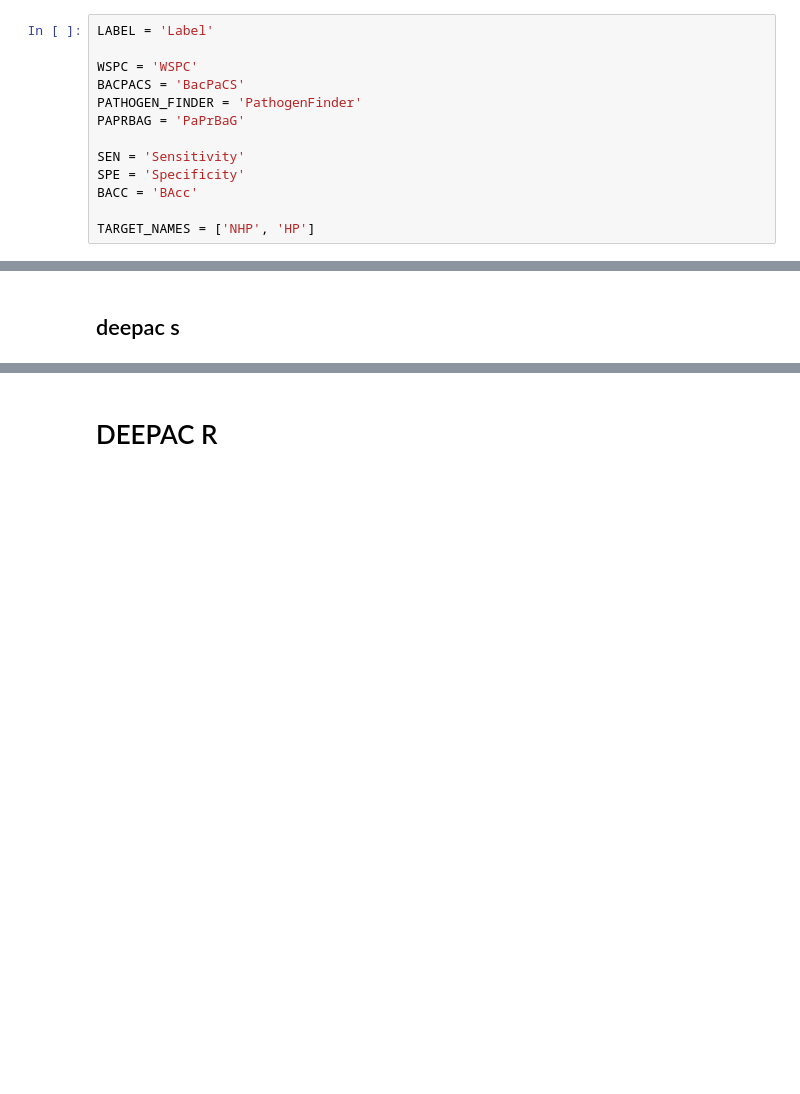
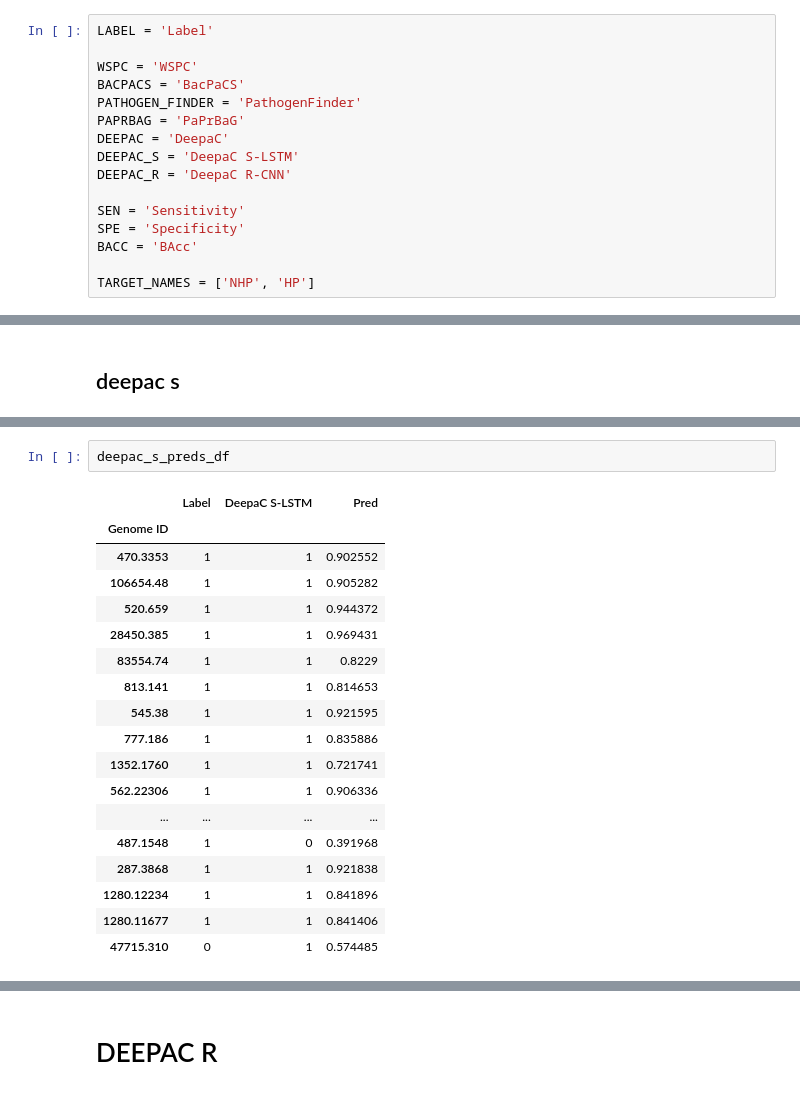
Before and after one commit to shakedna1/wspc_rep, a Jupyter notebook: comp_analysis/Bacpacs/Bacpacs_comparative_analysis.ipynb, the cells around one changed output, grey strips where cells are left out. Saved outputs shown, nothing was run; the diff lists cells and outputs as text; blank space fills up the shorter version.

```diff
--- a/comp_analysis/Bacpacs/Bacpacs_comparative_analysis.ipynb
+++ b/comp_analysis/Bacpacs/Bacpacs_comparative_analysis.ipynb
@@ -21,6 +24,9 @@ WSPC = 'WSPC'
 BACPACS = 'BacPaCS'
 PATHOGEN_FINDER = 'PathogenFinder'
 PAPRBAG = 'PaPrBaG'
+DEEPAC = 'DeepaC'
+DEEPAC_S = 'DeepaC S-LSTM'
+DEEPAC_R = 'DeepaC R-CNN'
 
 SEN = 'Sensitivity'
 SPE = 'Specificity'
@@ -181,0 +221,21 @@ weighted avg       0.87      0.87      0.85        94
+# %%
+deepac_s_preds_df
+# %% [output]
+|  | Label | DeepaC S-LSTM | Pred |
+| Genome ID |  |  |  |
+| 470.3353 | 1 | 1 | 0.902552 |
+| 106654.48 | 1 | 1 | 0.905282 |
+| 520.659 | 1 | 1 | 0.944372 |
+| 28450.385 | 1 | 1 | 0.969431 |
+| 83554.74 | 1 | 1 | 0.8229 |
+| 813.141 | 1 | 1 | 0.814653 |
+| 545.38 | 1 | 1 | 0.921595 |
+| 777.186 | 1 | 1 | 0.835886 |
+| 1352.1760 | 1 | 1 | 0.721741 |
+| 562.22306 | 1 | 1 | 0.906336 |
+| ... | ... | ... | ... |
+| 487.1548 | 1 | 0 | 0.391968 |
+| 287.3868 | 1 | 1 | 0.921838 |
+| 1280.12234 | 1 | 1 | 0.841896 |
+| 1280.11677 | 1 | 1 | 0.841406 |
+| 47715.310 | 0 | 1 | 0.574485 |
```
Also changed, not shown: parts of 47 cells of this notebook, 9 other files.
